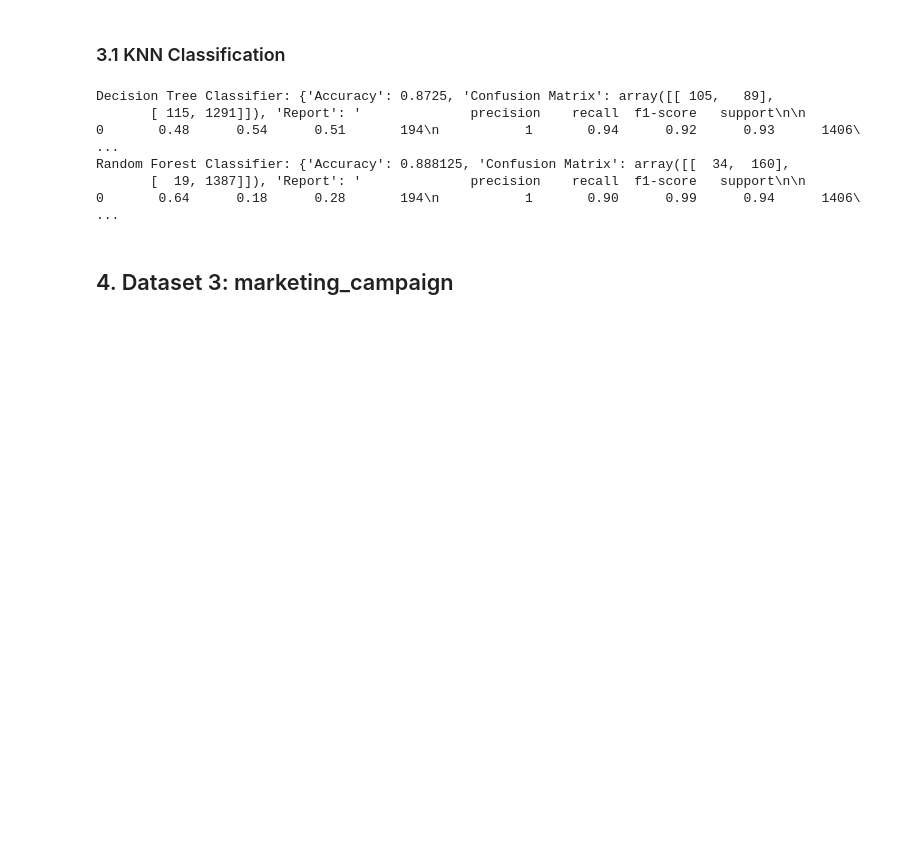
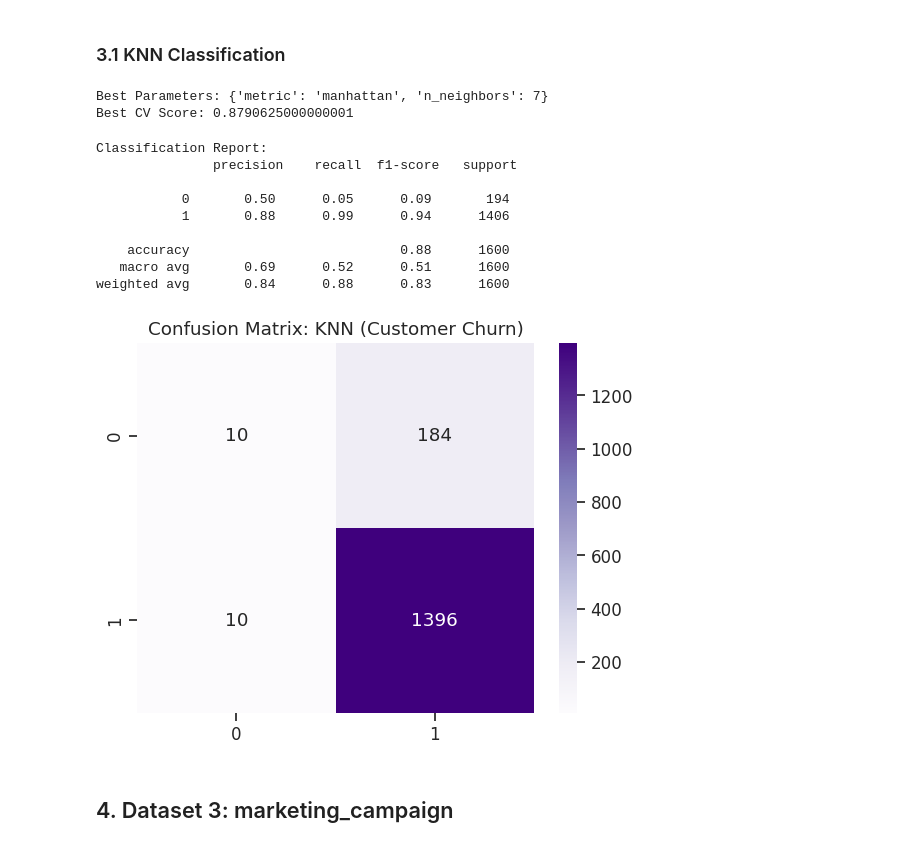
Before and after one commit to paumar2/Capstone-Customer-Churn-BU, a Jupyter notebook: week8_knn_notebook.ipynb, the cells around one changed output. Drawn from its saved outputs; the diff is of its cells as text; code cells hidden in the pictures; blank space fills up the shorter version.

```diff
--- a/week8_knn_notebook.ipynb
+++ b/week8_knn_notebook.ipynb
@@ -72,7 +87,7 @@ digital_marketing = pd.read_csv("digital_marketing_campaign_dataset.csv")
 X = pd.get_dummies(digital_marketing.drop("Conversion", axis=1, errors="ignore"), drop_first=True)
 y = digital_marketing["Conversion"] if "Conversion" in digital_marketing.columns else None
 
-X_dm, X_dm_scaled, y_dm = preprocess(digital_marketing, 'Response')
+X_dm, X_dm_scaled, y_dm = preprocess(digital_marketing, 'Conversion')
 # %% [markdown]
 ### 3.1 KNN Classification
 # %%
@@ -87,16 +102,25 @@ knn_cv.fit(X_train, y_train)
 print("Best Parameters:", knn_cv.best_params_)
 print("Best CV Score:", knn_cv.best_score_)
 # %% [output]
-Decision Tree Classifier: {'Accuracy': 0.8725, 'Confusion Matrix': array([[ 105,   89],
-       [ 115, 1291]]), 'Report': '              precision    recall  f1-score   support\n\n           0       0.48      0.54      0.51       194\n           1       0.94      0.92      0.93      1406\ ...
-Random Forest Classifier: {'Accuracy': 0.888125, 'Confusion Matrix': array([[  34,  160],
-       [  19, 1387]]), 'Report': '              precision    recall  f1-score   support\n\n           0       0.64      0.18      0.28       194\n           1       0.90      0.99      0.94      1406\ ...
+Best Parameters: {'metric': 'manhattan', 'n_neighbors': 7}
+Best CV Score: 0.8790625000000001
 # %%
 y_pred = knn_cv.predict(X_test)
 print("\nClassification Report:\n", classification_report(y_test, y_pred))
-sns.heatmap(confusion_matrix(y_test, y_pred), annot=True, cmap='Blues', fmt='g')
-plt.title("Confusion Matrix – KNN (Customer Churn)")
+sns.heatmap(confusion_matrix(y_test, y_pred), annot=True, cmap='Purples', fmt='g')
+plt.title("Confusion Matrix: KNN (Customer Churn)")
 plt.show()
+# %% [output]
+Classification Report:
+               precision    recall  f1-score   support
+
+           0       0.50      0.05      0.09       194
+           1       0.88      0.99      0.94      1406
+
+    accuracy                           0.88      1600
+   macro avg       0.69      0.52      0.51      1600
+weighted avg       0.84      0.88      0.83      1600
+[figure, added]
 # %% [markdown]
 ## 4. Dataset 3: marketing_campaign
 # %%
```
Also changed, not shown: parts of 7 cells of this notebook, 2 other files.
